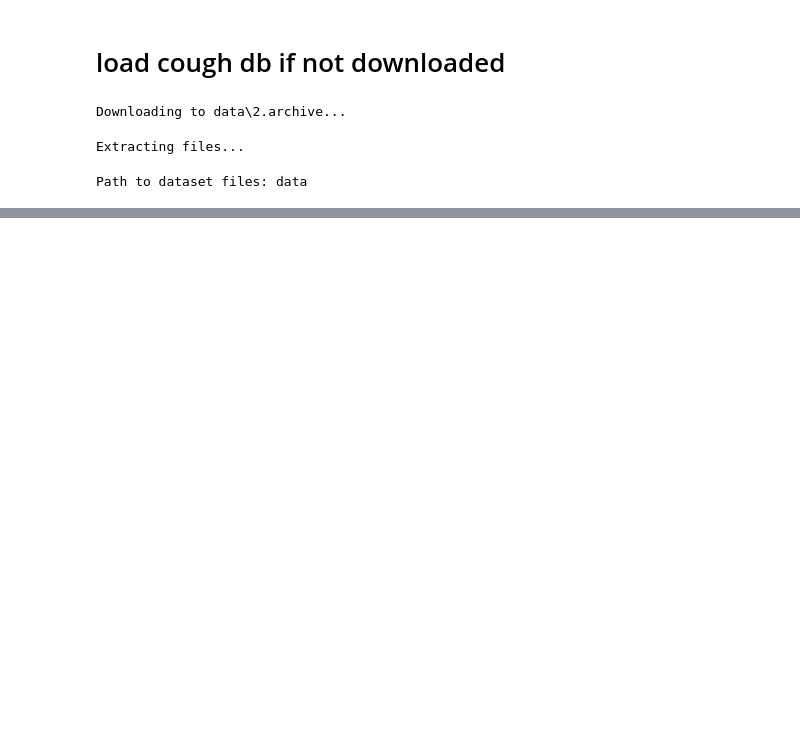
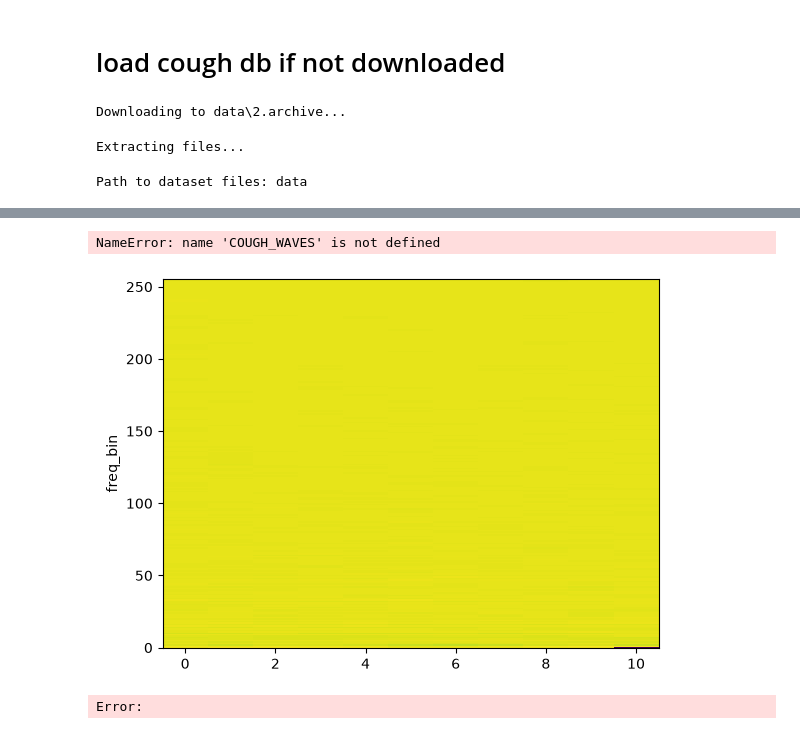
Before and after one commit to loafthecomputerphile/Senior_Design, a Jupyter notebook: project_notebooks/data_preprocess.ipynb, the cells around one changed output, grey strips where cells are left out. Cells and saved outputs as stored; diff of their text form; code cells hidden in the pictures; blank space fills up the shorter version.

```diff
--- a/project_notebooks/data_preprocess.ipynb
+++ b/project_notebooks/data_preprocess.ipynb
@@ -50,0 +80,14 @@ COUGH, SAMPLE_RATE = torchaudio.load(
+# %%
+mel_pipeline: AugmentedMelSpectrogramPipeline = AugmentedMelSpectrogramPipeline()
+result: Tensor = mel_pipeline.forward(librosa_wave_to_torch(COUGH_WAVES[0]), SAMPLE_RATE)
+plot_spectrogram(result[0])
+# %% [output]
+NameError: name 'COUGH_WAVES' is not defined
+# %%
+from modules.preprocessing.audio_process import MFCCPipeline
+mfcc_pipeline: MFCCPipeline = MFCCPipeline(n_mfcc=256)
+result: Tensor = mfcc_pipeline.forward(librosa_wave_to_torch(COUGH_WAVES[0]), SAMPLE_RATE)
+plot_spectrogram(result[0])
+# %% [output]
+[figure, added]
+Error:
```
Also changed, not shown: parts of 6 cells of this notebook, 4 other files.
